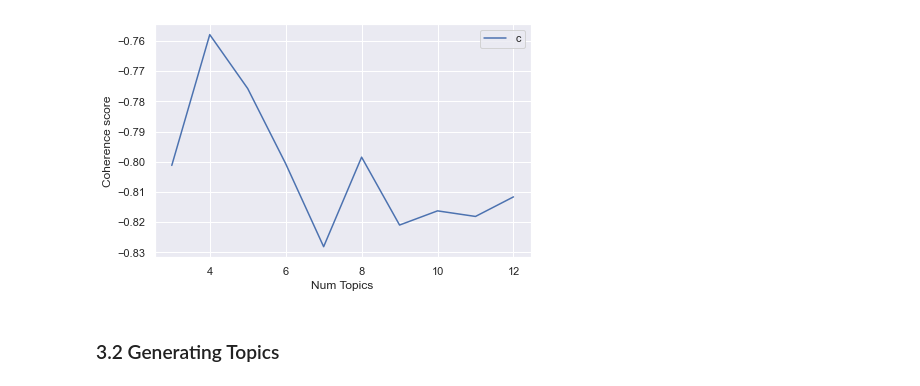
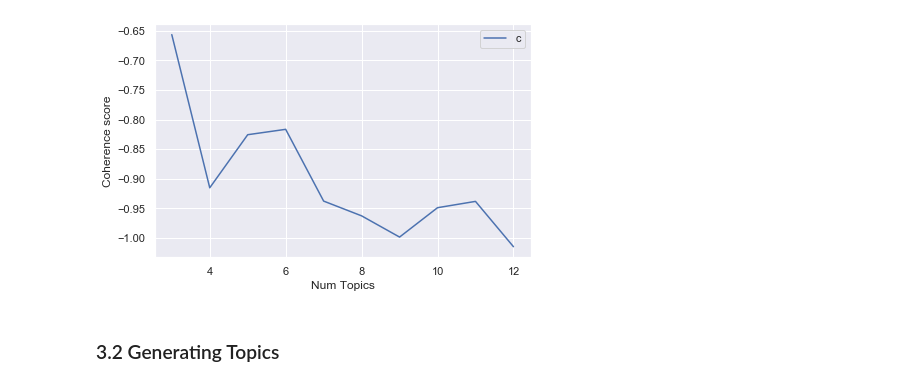
Before and after one commit to thiagolrpinho/nlp-similarity-models, a Jupyter notebook: main.ipynb, the cells around one changed output. Drawn from its saved outputs; the diff is of its cells as text; code cells hidden in the pictures.

```diff
--- a/main.ipynb
+++ b/main.ipynb
@@ -148,0 +57,4 @@ doc_term_matrix = [dictionary.doc2bow(doc) for doc in tokenized_docs]
+# %%
+visualisation_run = list(Flow('LDAJensenShannonFlow').runs('visualisation'))[0]
+performance_run = list(Flow('LDAJensenShannonFlow').runs('performance'))[0]
+print("Using runs: ", str(visualisation_run), str(performance_run))
@@ -148,0 +63,13 @@ doc_term_matrix = [dictionary.doc2bow(doc) for doc in tokenized_docs]
+# %%
+mapped_distances_df = visualisation_run.data.mapped_distances_df
+
+coherence_values = performance_run.data.coherence_values
+best_model = performance_run.data.lda_model
+doc_term_matrix = performance_run.data.doc_term_matrix
+dictionary = performance_run.data.dictionary
+minimum_number_components = performance_run.data.minimum_number_components
+maximum_number_components = performance_run.data.maximum_number_components
+performance_mapped_distances = performance_run.data.mapped_distances_df
+performance_mapped_predictions = performance_run.data.mapped_predictions_df
+total_time = performance_run.data.total_time
+mapped_distances_df
@@ -149,22 +90,12 @@ doc_term_matrix = [dictionary.doc2bow(doc) for doc in tokenized_docs]
 # %%
-# Can take a long time to run.
-MAXIMUM_NUMBER_COMPONENTS=12
-MINIMUM_NUMBER_COMPONENTS=3
-model_list, coherence_values = compute_coherence_values(
-    dictionary=dictionary,
-    corpus=doc_term_matrix,
-    texts=tokenized_docs,
-    start=MINIMUM_NUMBER_COMPONENTS,
-    limit=MAXIMUM_NUMBER_COMPONENTS)
-
 # Show graph
-x = range(MINIMUM_NUMBER_COMPONENTS, MAXIMUM_NUMBER_COMPONENTS+1)
+x = range(minimum_number_components, maximum_number_components+1)
 plt.plot(x, coherence_values)
 plt.xlabel("Num Topics")
 plt.ylabel("Coherence score")
 plt.legend(("coherence_values"), loc='best')
 plt.show()
 # %% [output]
-[figure, old version]
+[figure, new version]
 # %% [markdown]
 ### 3.2 Generating Topics
```
Also changed, not shown: parts of 34 cells of this notebook, 2 other files.
